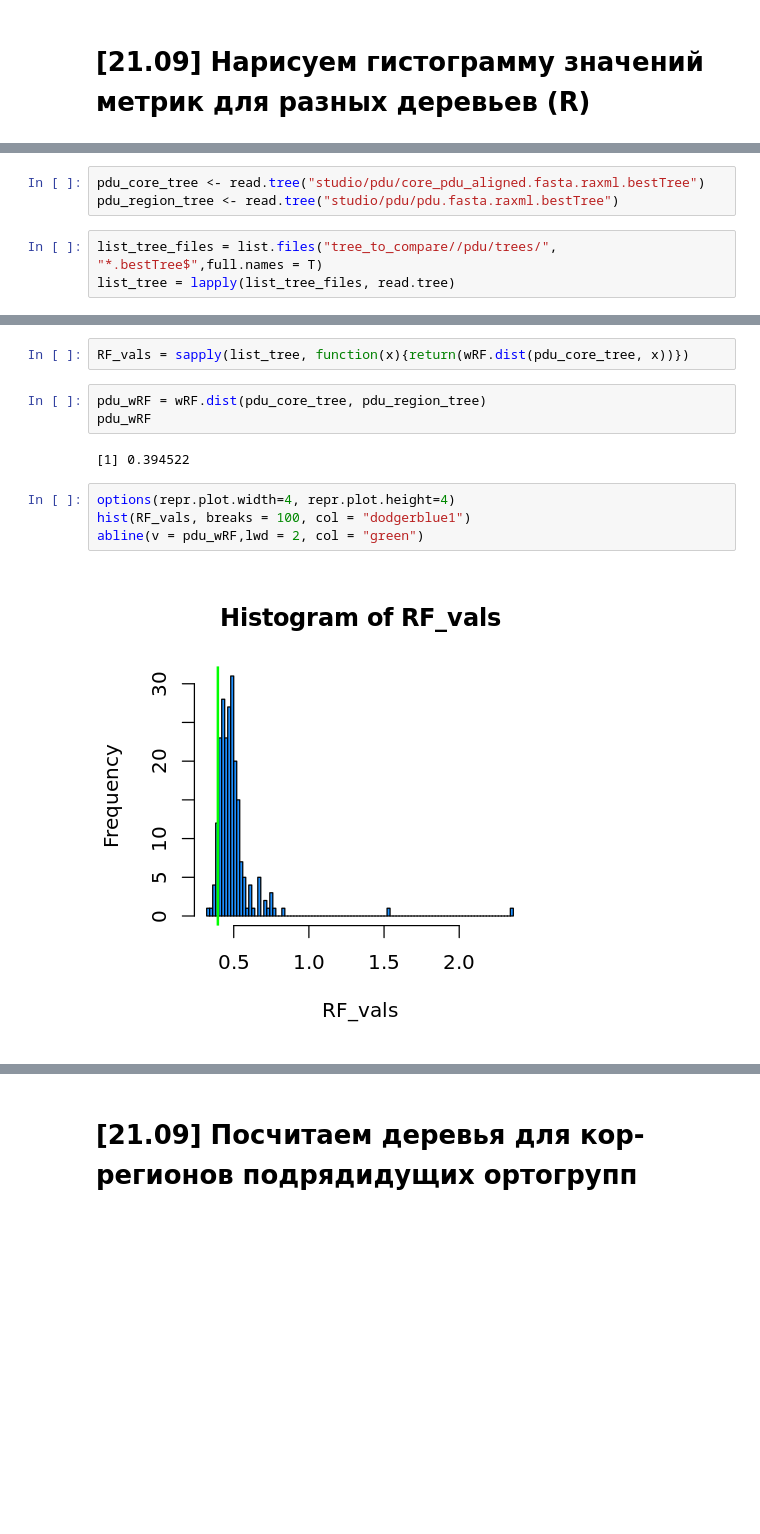
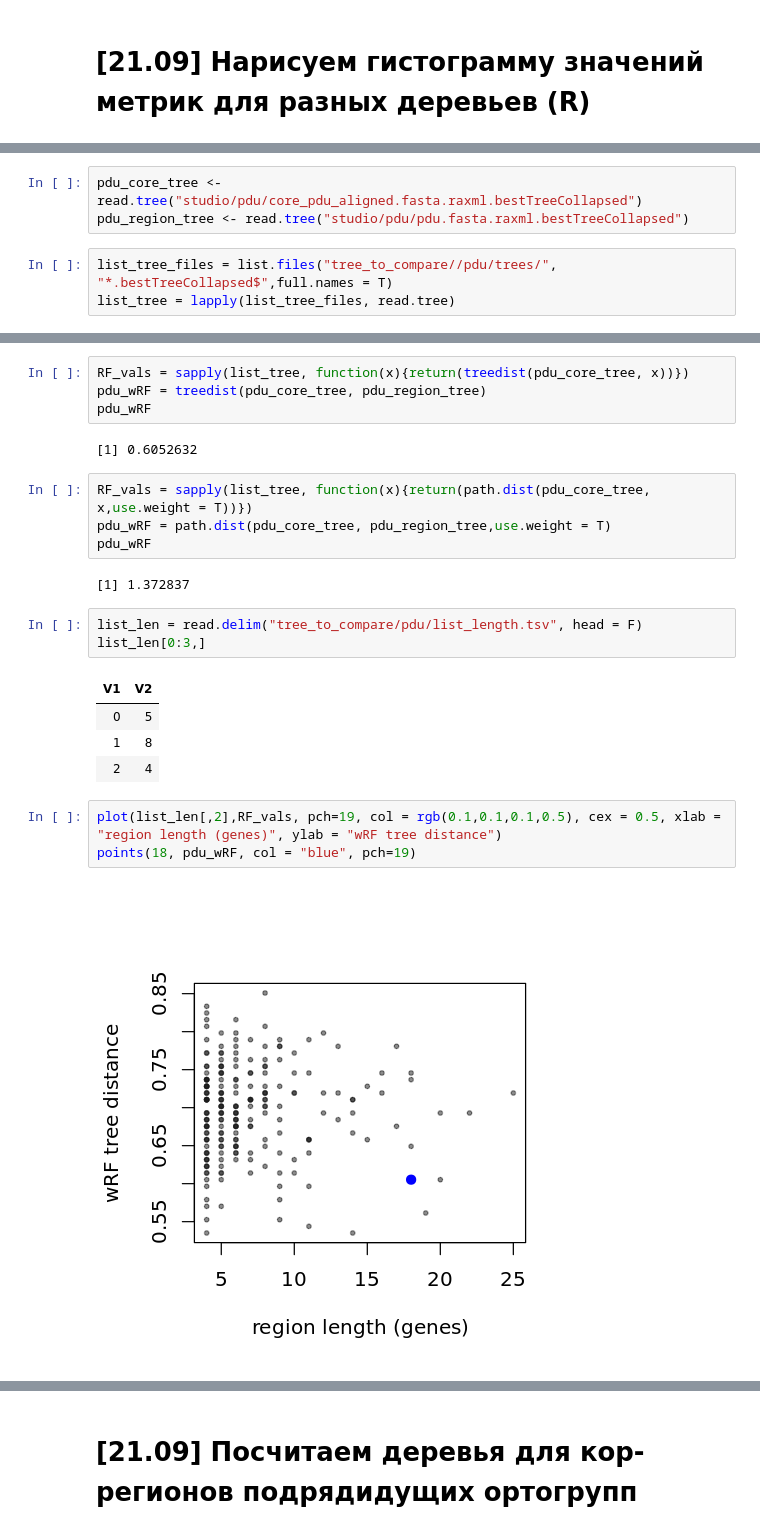
Before and after one commit to paraslonic/operon_travel, a Jupyter notebook: PDU_and_other_operons.ipynb, the cells around one changed output, grey strips where cells are left out. Saved outputs shown, nothing was run; the diff lists cells and outputs as text; blank space fills up the shorter version.

```diff
--- a/PDU_and_other_operons.ipynb
+++ b/PDU_and_other_operons.ipynb
@@ -8,6 +34,6 @@ library("phangorn")
 # %%
-pdu_core_tree <- read.tree("studio/pdu/core_pdu_aligned.fasta.raxml.bestTree")
-pdu_region_tree <- read.tree("studio/pdu/pdu.fasta.raxml.bestTree")
+pdu_core_tree <- read.tree("studio/pdu/core_pdu_aligned.fasta.raxml.bestTreeCollapsed")
+pdu_region_tree <- read.tree("studio/pdu/pdu.fasta.raxml.bestTreeCollapsed")
 # %%
-list_tree_files = list.files("tree_to_compare//pdu/trees/", "*.bestTree$",full.names = T)
+list_tree_files = list.files("tree_to_compare//pdu/trees/", "*.bestTreeCollapsed$",full.names = T)
 list_tree = lapply(list_tree_files, read.tree)
@@ -14,13 +65,25 @@ list_tree = lapply(list_tree_files, read.tree)
 # %%
-RF_vals = sapply(list_tree, function(x){return(wRF.dist(pdu_core_tree, x))})
+RF_vals = sapply(list_tree, function(x){return(treedist(pdu_core_tree, x))})
+pdu_wRF = treedist(pdu_core_tree, pdu_region_tree)
+pdu_wRF
+# %% [output]
+[1] 0.6052632
-# %%
-pdu_wRF = wRF.dist(pdu_core_tree, pdu_region_tree)
-pdu_wRF
-# %% [output]
-[1] 0.394522
-# %%
-options(repr.plot.width=4, repr.plot.height=4)
-hist(RF_vals, breaks = 100, col = "dodgerblue1")
-abline(v = pdu_wRF,lwd = 2, col = "green")
-# %% [output]
-[figure, removed]
+# %%
+RF_vals = sapply(list_tree, function(x){return(path.dist(pdu_core_tree, x,use.weight = T))})
+pdu_wRF = path.dist(pdu_core_tree, pdu_region_tree,use.weight = T)
+pdu_wRF
+# %% [output]
+[1] 1.372837
+# %%
+list_len = read.delim("tree_to_compare/pdu/list_length.tsv", head = F)
+list_len[0:3,]
+# %% [output]
+| V1 | V2 |
+| 0 | 5 |
+| 1 | 8 |
+| 2 | 4 |
+# %%
+plot(list_len[,2],RF_vals, pch=19, col = rgb(0.1,0.1,0.1,0.5), cex = 0.5, xlab = "region length (genes)", ylab = "wRF tree distance")
+points(18, pdu_wRF, col = "blue", pch=19)
+# %% [output]
+[figure, added]
```
Also changed, not shown: parts of 11 cells of this notebook, 8 other files.
